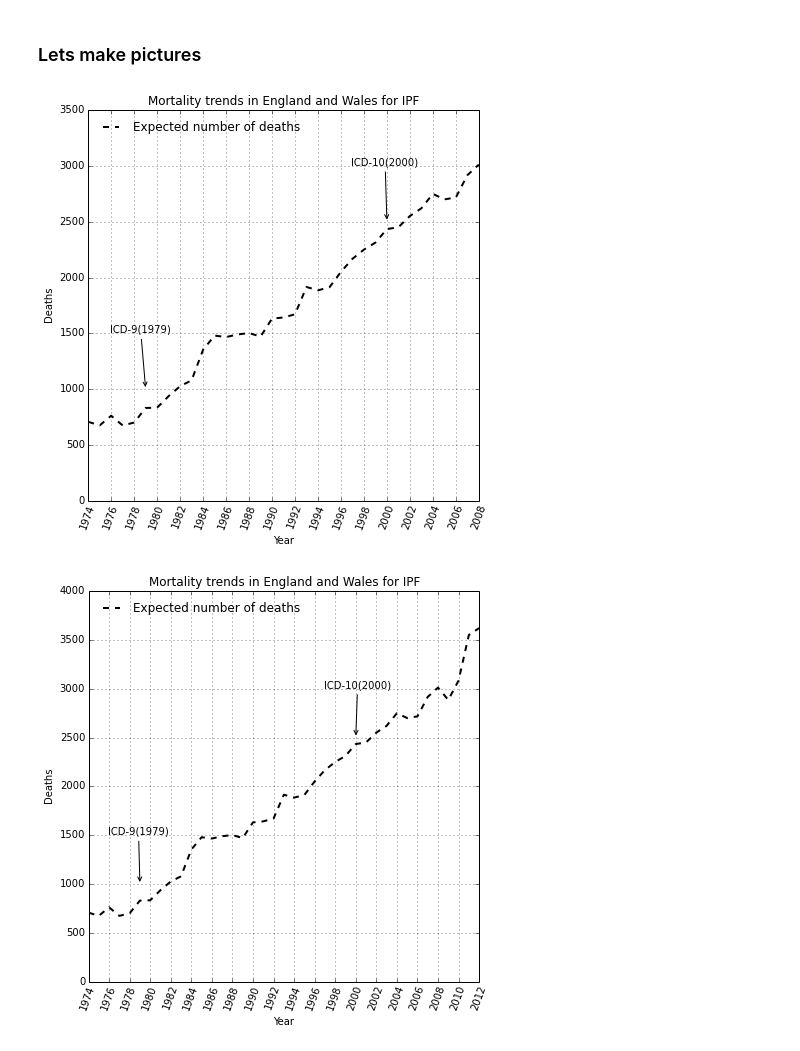
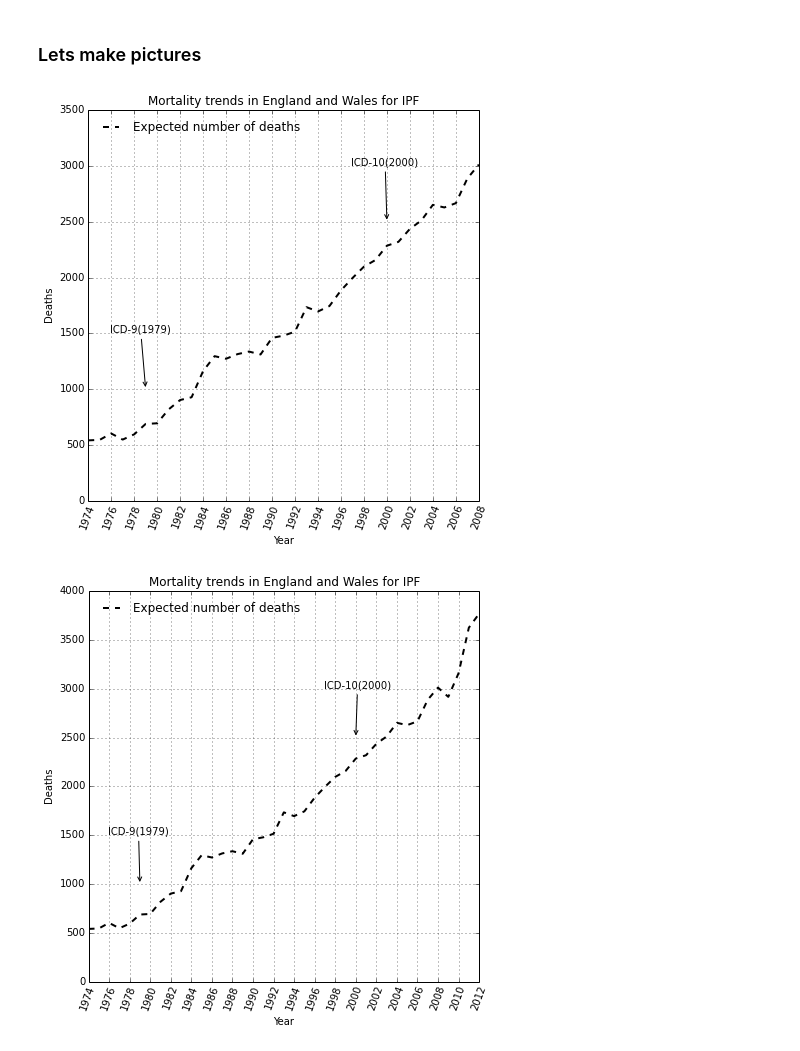
Before and after one commit to drcjar/pypf, a Jupyter notebook: notebooks/pypf_analysis.ipynb, the cells around one changed output. Drawn from its saved outputs; the diff is of its cells as text; code cells hidden in the pictures.

```diff
--- a/notebooks/pypf_analysis.ipynb
+++ b/notebooks/pypf_analysis.ipynb
@@ -8,47 +8,47 @@ import matplotlib.dates as mdates
 # %%
 df = pd.read_pickle('.././data/pickle/pypf_prep.pkl')
 df.index = df.Year
-df1 = df #lets save this result
-df = df[df['Agegroup'] != 'ALL AGES'] #lets throw away all ages rows
+#df1 = df #lets save this result
+#df = df[df['Agegroup'] != 'ALL AGES'] #lets throw away all ages rows
 # %%
 #graph a la Navaratnam 2011
 
-grp = df[(df['Cause'] == 'IPF') & (df['Year'] < pd.to_datetime('2009'))].groupby('Year')
+grp = df[(df['Cause'] == 'IPF') & (df['Year'] < pd.to_datetime('2009')) & (df['Agegroup'] == 'ALL AGES')].groupby('Year')
 
 data = grp['Estimated deaths age standardised to 2008 population'].sum()
 
 major = mdates.YearLocator(2)
 minor = mdates.MonthLocator()
 
 plt.figure(figsize=(7, 7))
 x = data.index
 y = data.values
 
 plt.xticks(rotation=70)
 plt.ylim((0,3500))
 plt.ylabel('Deaths')
 plt.xlabel('Year')
 plt.title('Mortality trends in England and Wales for IPF')
 
 plt.annotate("ICD-9(1979)", (pd.to_datetime('1979'), 1000), (pd.to_datetime('1976'), 1500),
                arrowprops=dict(arrowstyle="->"))
 plt.annotate("ICD-10(2000)", (pd.to_datetime('2000'), 2500), (pd.to_datetime('1997'), 3000),
                arrowprops=dict(arrowstyle="->"))
 plt.grid(True)
 p1, = plt.plot(x, y, 'k--', linewidth=2.0)
 legend([p1], ["Expected number of deaths"], loc='upper left', frameon=False)
 
 ax = plt.gca()
 ax.xaxis.set_major_locator(major)
 #ax.xaxis.set_minor_locator(minor)
 
 savefig('.././fig/IPF mortality trends in England and Wales to 2008.png')
 # %% [output]
-[figure, old version]
+[figure, new version]
 # %%
 #graph a la Navaratnam 2011
 
-grp = df[df['Cause'] == 'IPF'].groupby('Year')
+grp = df[(df['Cause'] == 'IPF') &(df['Agegroup'] == 'ALL AGES')].groupby('Year')
 
 data = grp['Estimated deaths age standardised to 2008 population'].sum()
 
@@ -79,6 +79,6 @@ ax.xaxis.set_major_locator(major)
 
 savefig('.././fig/IPF mortality trends in England and Wales to 2012.png')
 # %% [output]
-[figure, old version]
+[figure, new version]
 # %%
 #make an (ugly) graph a la Navaratnam
```
Also changed, not shown: parts of 21 cells of this notebook, 8 other files.
